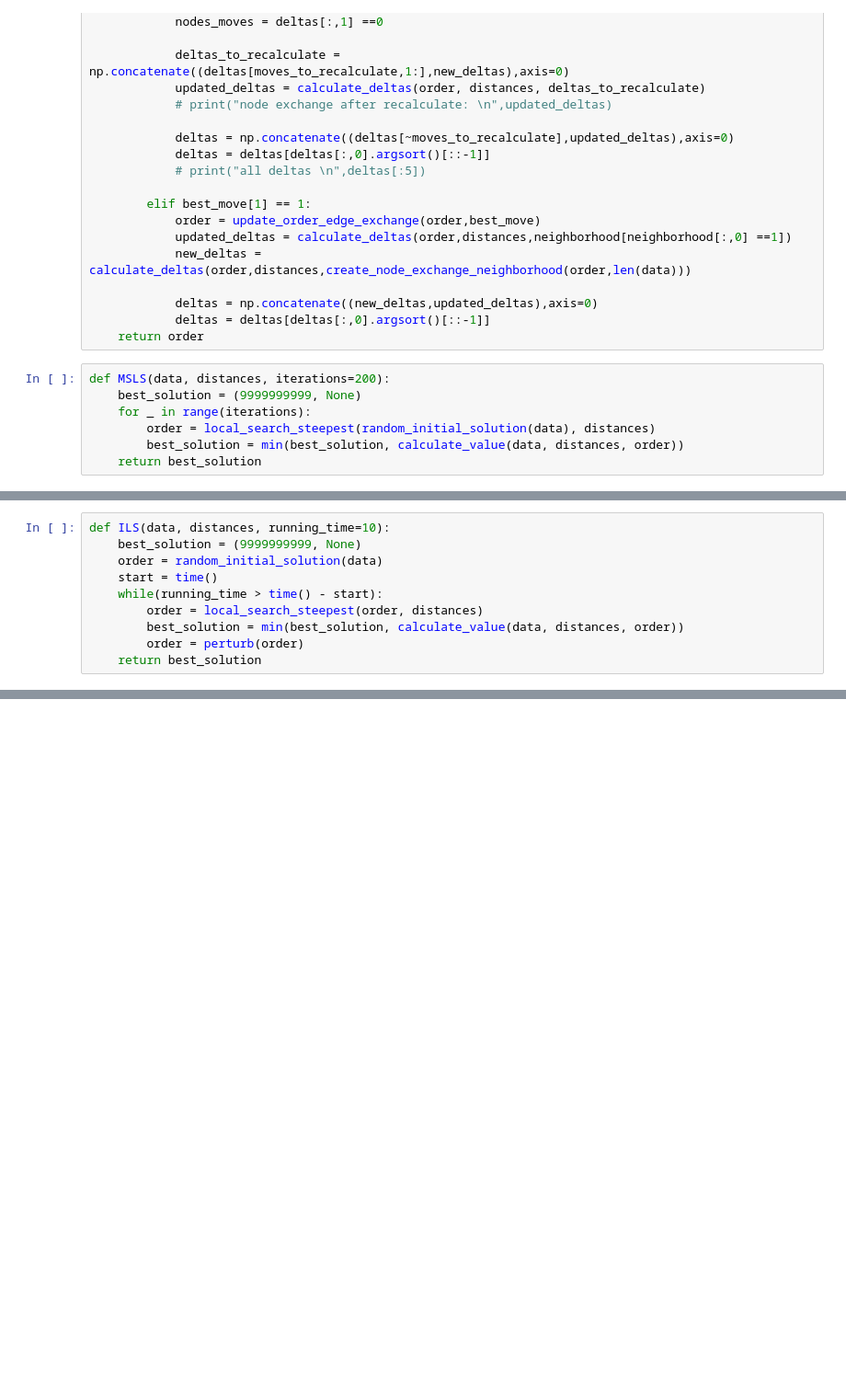
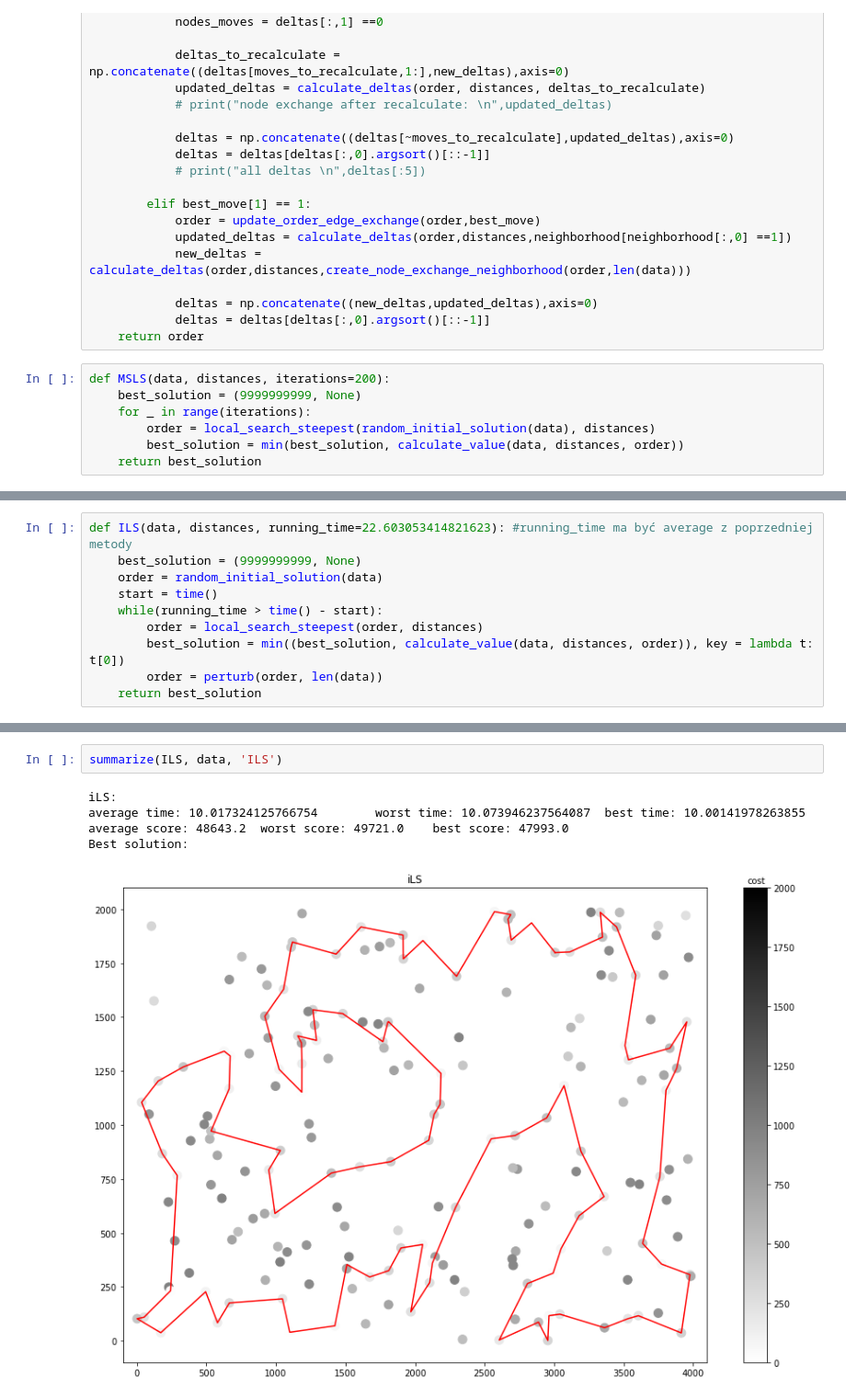
Before and after one commit to Mikikrus/Evolutionary-Computation, a Jupyter notebook: lab6/EC_lab6.ipynb, the cells around one changed output, grey strips where cells are left out. Shown at 92% size. Saved outputs shown, nothing was run; the diff lists cells and outputs as text; blank space fills up the shorter version.

```diff
--- a/lab6/EC_lab6.ipynb
+++ b/lab6/EC_lab6.ipynb
@@ -257,12 +258,12 @@ def perturb(order):
     return order
 # %%
-def ILS(data, distances, running_time=10):
+def ILS(data, distances, running_time=22.603053414821623): #running_time ma być average z poprzedniej metody
     best_solution = (9999999999, None)
     order = random_initial_solution(data)
     start = time()
     while(running_time > time() - start):
         order = local_search_steepest(order, distances)
-        best_solution = min(best_solution, calculate_value(data, distances, order))
-        order = perturb(order)
+        best_solution = min((best_solution, calculate_value(data, distances, order)), key = lambda t: t[0])
+        order = perturb(order, len(data))
     return best_solution
 # %%
@@ -280,3 +365,11 @@ ValueError: The truth value of an array with more than one element is ambiguous.
+# %%
+summarize(ILS, data, 'ILS')
+# %% [output]
+iLS:
+average time: 10.017324125766754        worst time: 10.073946237564087  best time: 10.00141978263855
+average score: 48643.2  worst score: 49721.0    best score: 47993.0
+Best solution:
+[figure, added]
 # %%
 # np.random.seed(0)
 data = np.loadtxt('TSPC.csv', dtype=int, delimiter=';')
```
Also changed, not shown: parts of 7 cells of this notebook.
